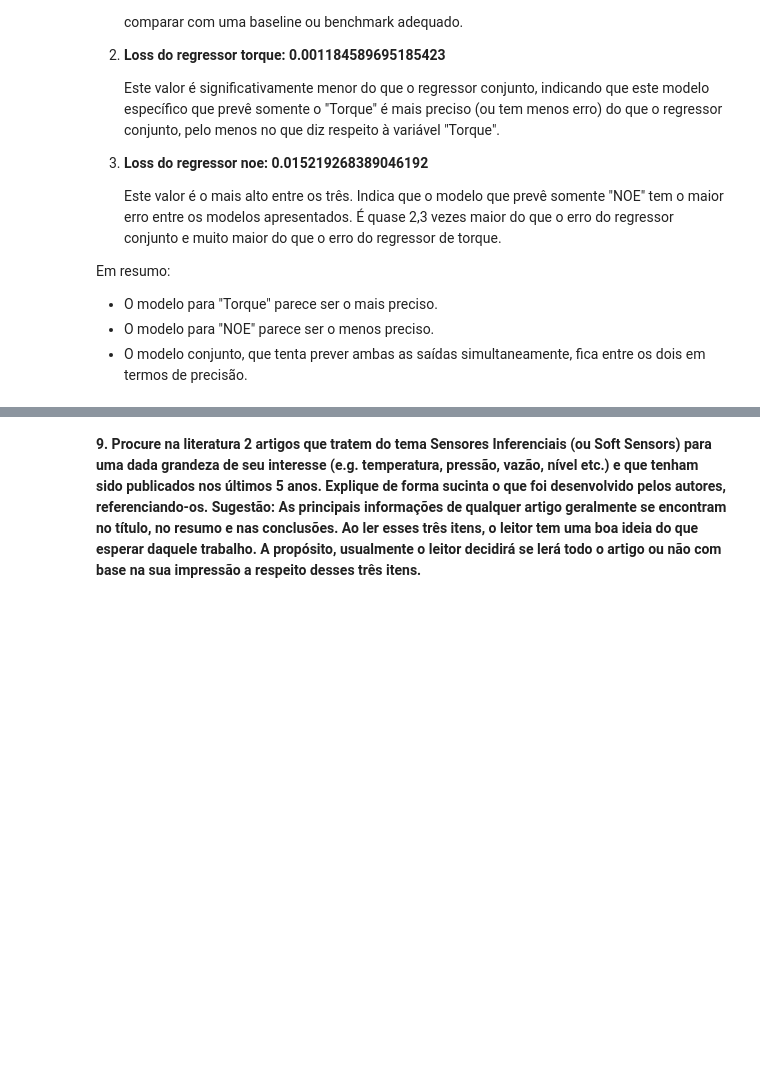
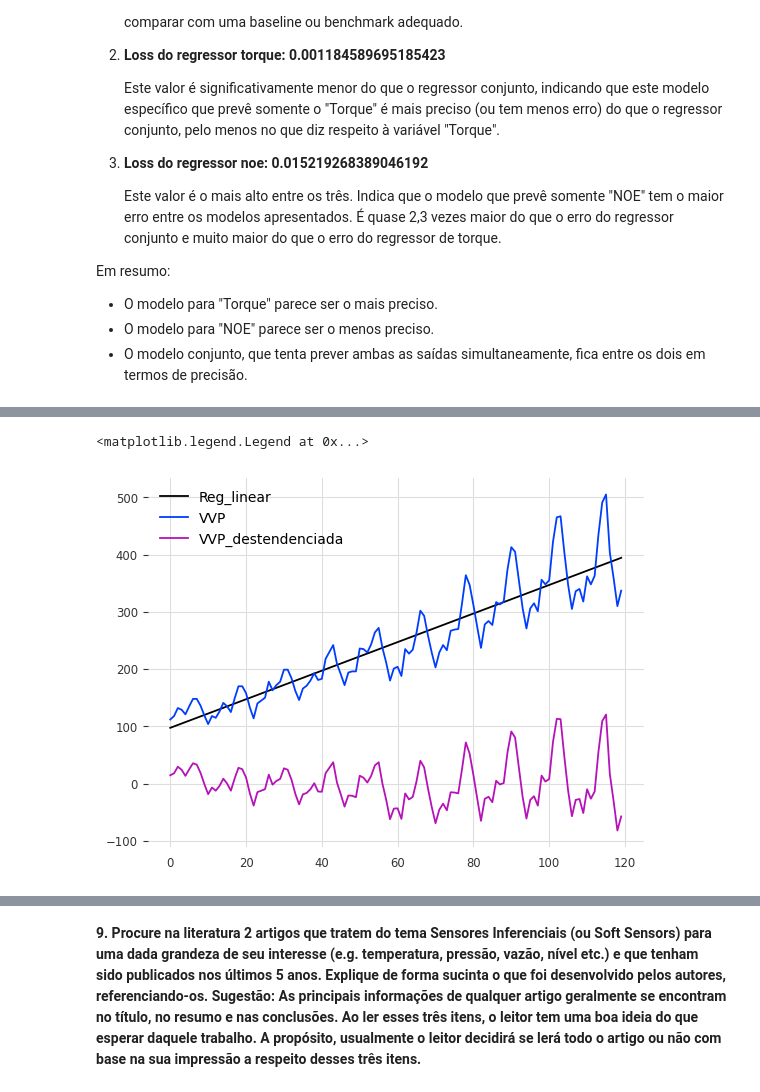
Before and after one commit to alexandrefortes/redes-neurais, a Jupyter notebook: Agnaldo/Trabalho Final - Redes Neurais e Aprendizado Profundo.ipynb, the cells around one changed output, grey strips where cells are left out. Saved outputs shown, nothing was run; the diff lists cells and outputs as text; code cells hidden in the pictures; blank space fills up the shorter version.

```diff
--- a/Agnaldo/Trabalho Final - Redes Neurais e Aprendizado Profundo.ipynb
+++ b/Agnaldo/Trabalho Final - Redes Neurais e Aprendizado Profundo.ipynb
@@ -637 +710,19 @@ Em resumo:
 **2) De posse da base de dados, remova a tendência linear presente na base de dados original. Desse modo, você conhecerá a série destendenciada e a tendência linear. Para a primeira série, desenvolva um previsor neural que receba como entradas os VVPs registrados nos instantes k-1 e k-12 (i.e. VVP(k-1) e VVP(k-12)) e que disponibilize na saída o VVP no instante corrente k (i.e. VVP(k)). O previsor deverá realizar previsões recursivas de 1 a 12 passos à frente (i.e., de um a doze meses à frente). Para a segunda (i.e., a tendência linear), preveja linearmente os próximos dozes pontos. Em seguida, some ponto a ponto as duas previsões e compare o desempenho dessa abordagem com a anterior apontando qual delas apresenta uma maior capacidade de generalização.**
+# %%
+X = [i for i in range(0, len(df.VVP))]
+X = np.reshape(X, (len(X), 1))
+y = df.VVP
+reg = LinearRegression()
+reg.fit(X,y)
+trend = reg.predict(X)
+
+plt.plot(trend, label = 'Reg_linear')
+plt.plot(y, label = 'VVP')
+
+df['VVP_destendenciada'] = df.VVP - trend
+plt.plot(df.VVP_destendenciada, label= 'VVP_destendenciada')
+
+plt.legend()
+# %% [output]
+<matplotlib.legend.Legend at 0x...>
+[figure, added]
```
Also changed, not shown: parts of 5 cells of this notebook.
